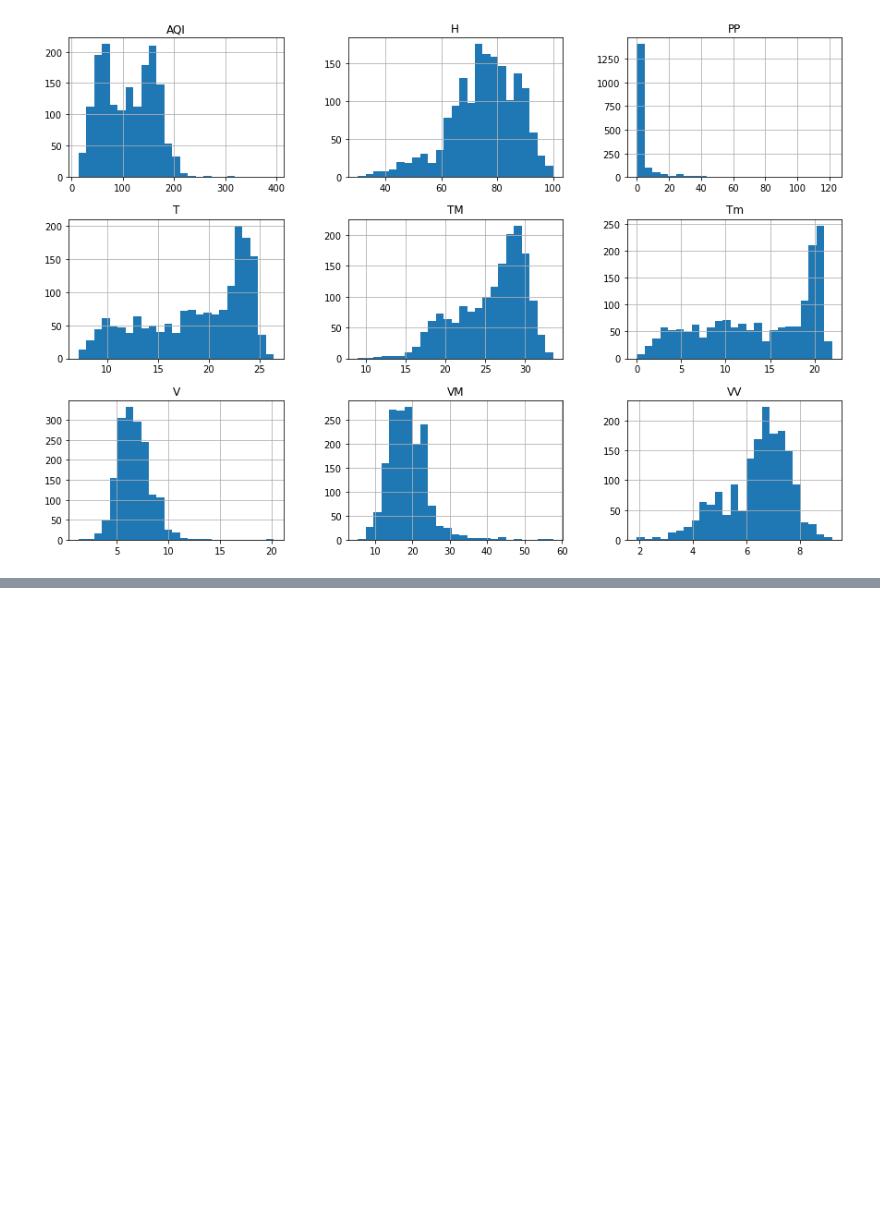
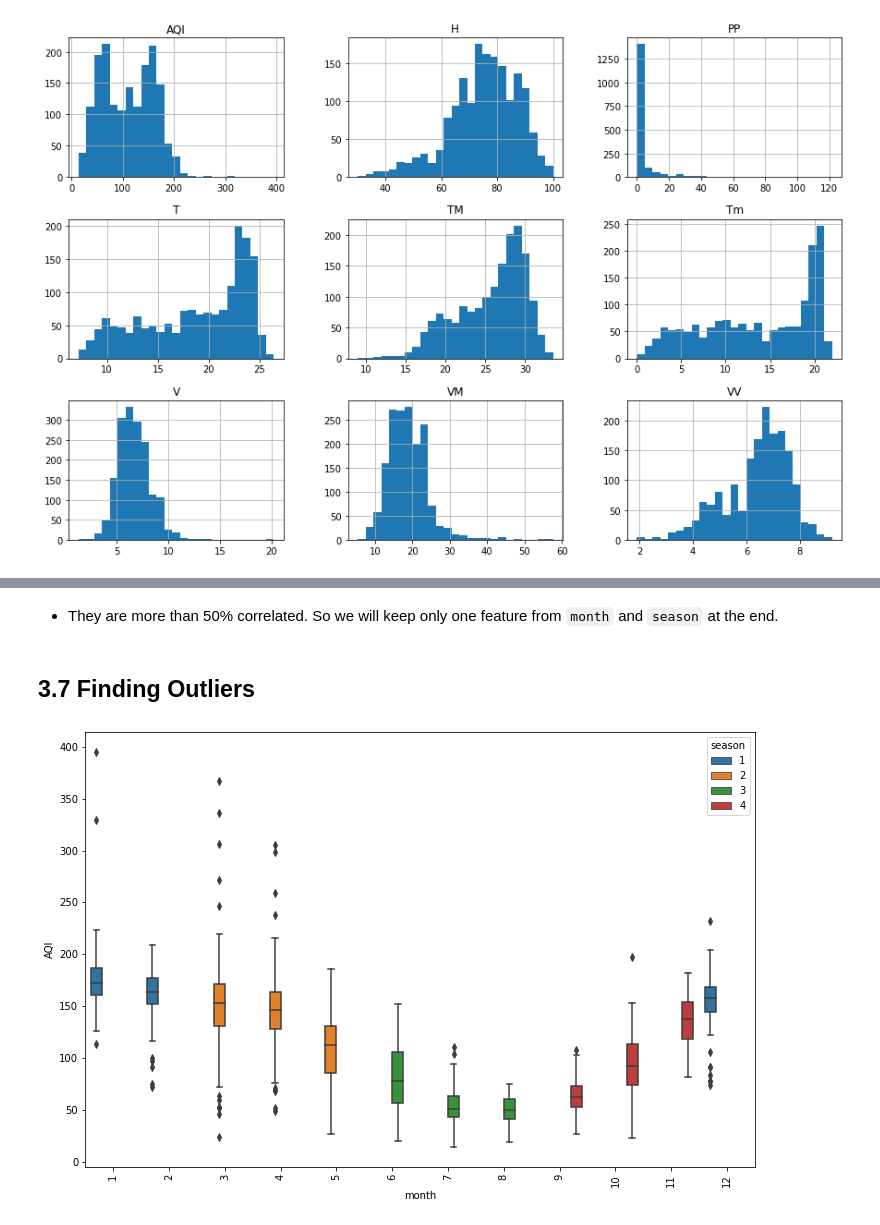
Before and after one commit to sadhi003/Springboard-projects, a Jupyter notebook: AirQuality/Notebooks/03_exploratory_data_analysis.ipynb, the cells around one changed output, grey strips where cells are left out. Saved outputs shown, nothing was run; the diff lists cells and outputs as text; code cells hidden in the pictures; blank space fills up the shorter version.

```diff
--- a/AirQuality/Notebooks/03_exploratory_data_analysis.ipynb
+++ b/AirQuality/Notebooks/03_exploratory_data_analysis.ipynb
@@ -256,0 +264,12 @@ memory usage: 117.9 KB
+# %% [markdown]
+- They are more than 50% correlated. So we will keep only one feature from `month` and `season` at the end.
+# %% [markdown]
+## 3.7 Finding Outliers<a id='3.7_Finding_Outliers'></a>
+# %%
+plt.subplots(figsize=(12, 8))
+sns.boxplot(x='month', y='AQI',hue='season', data=data)
+plt.xticks(rotation='vertical')
+plt.ylabel('AQI')
+plt.xlabel('month');
+# %% [output]
+[figure, added]
```
Also changed, not shown: parts of 70 cells of this notebook.
